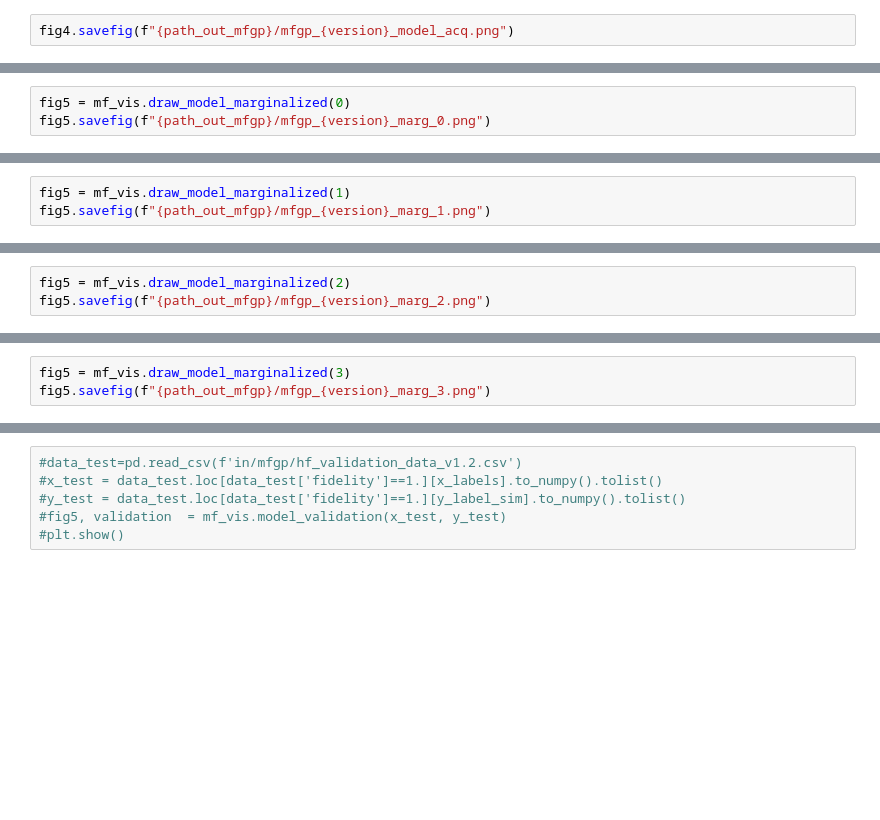
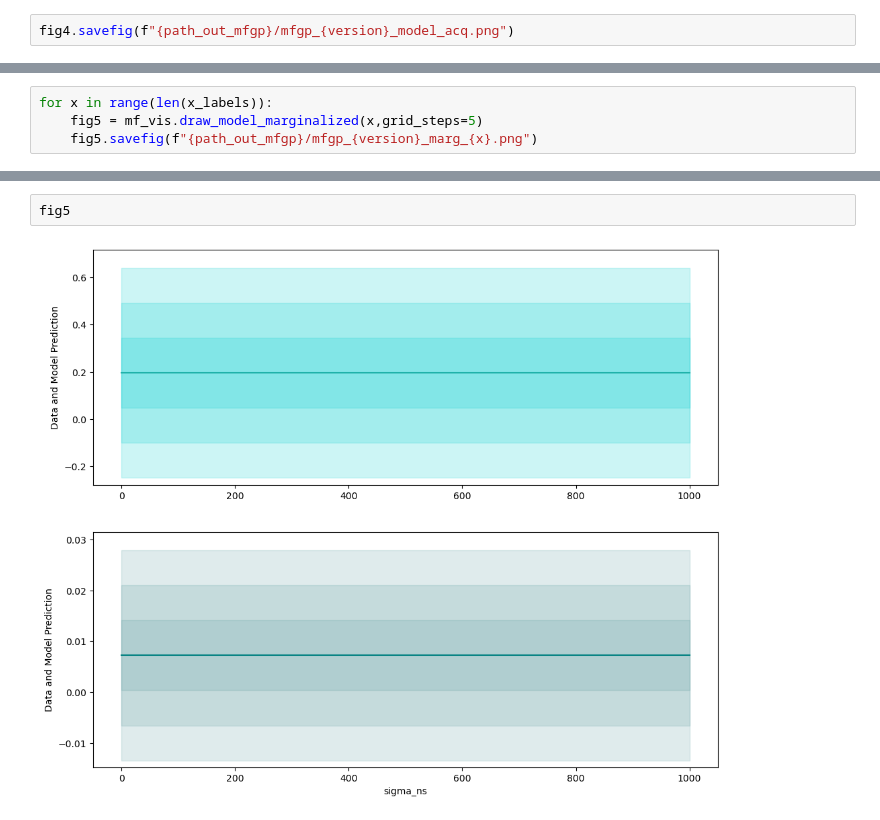
Before and after one commit to brianzliu/resum-coherent, a Jupyter notebook: examples/run_mfgp/multi_fidelity_gaussian_process.ipynb, the cells around one changed output, grey strips where cells are left out. Saved outputs shown, nothing was run; the diff lists cells and outputs as text; blank space fills up the shorter version.

```diff
--- a/examples/run_mfgp/multi_fidelity_gaussian_process.ipynb
+++ b/examples/run_mfgp/multi_fidelity_gaussian_process.ipynb
@@ -177,6 +217,7 @@ fig3.savefig(f"{path_out_mfgp}/mfgp_{version}_model.png")
 # %%
-fig5 = mf_vis.draw_model_marginalized(0)
-fig5.savefig(f"{path_out_mfgp}/mfgp_{version}_marg_0.png")
+for x in range(len(x_labels)):
+    fig5 = mf_vis.draw_model_marginalized(x,grid_steps=5)
+    fig5.savefig(f"{path_out_mfgp}/mfgp_{version}_marg_{x}.png")
 # %% [output]
 [interactive output not drawn]
 [interactive output not drawn]
@@ -183,3 +233,0 @@ fig5.savefig(f"{path_out_mfgp}/mfgp_{version}_marg_0.png")
-# %%
-fig5 = mf_vis.draw_model_marginalized(1)
-fig5.savefig(f"{path_out_mfgp}/mfgp_{version}_marg_1.png")
@@ -189,3 +233,0 @@ fig5.savefig(f"{path_out_mfgp}/mfgp_{version}_marg_1.png")
-# %%
-fig5 = mf_vis.draw_model_marginalized(2)
-fig5.savefig(f"{path_out_mfgp}/mfgp_{version}_marg_2.png")
@@ -195,3 +233,0 @@ fig5.savefig(f"{path_out_mfgp}/mfgp_{version}_marg_2.png")
-# %%
-fig5 = mf_vis.draw_model_marginalized(3)
-fig5.savefig(f"{path_out_mfgp}/mfgp_{version}_marg_3.png")
@@ -201,6 +234,4 @@ fig5.savefig(f"{path_out_mfgp}/mfgp_{version}_marg_3.png")
-# %%
-#data_test=pd.read_csv(f'in/mfgp/hf_validation_data_v1.2.csv')
-#x_test = data_test.loc[data_test['fidelity']==1.][x_labels].to_numpy().tolist()
-#y_test = data_test.loc[data_test['fidelity']==1.][y_label_sim].to_numpy().tolist()
-#fig5, validation  = mf_vis.model_validation(x_test, y_test)
-#plt.show()
+# %%
+fig5
+# %% [output]
+[figure, added]
```
Also changed, not shown: parts of 22 cells of this notebook, 9 other files.
